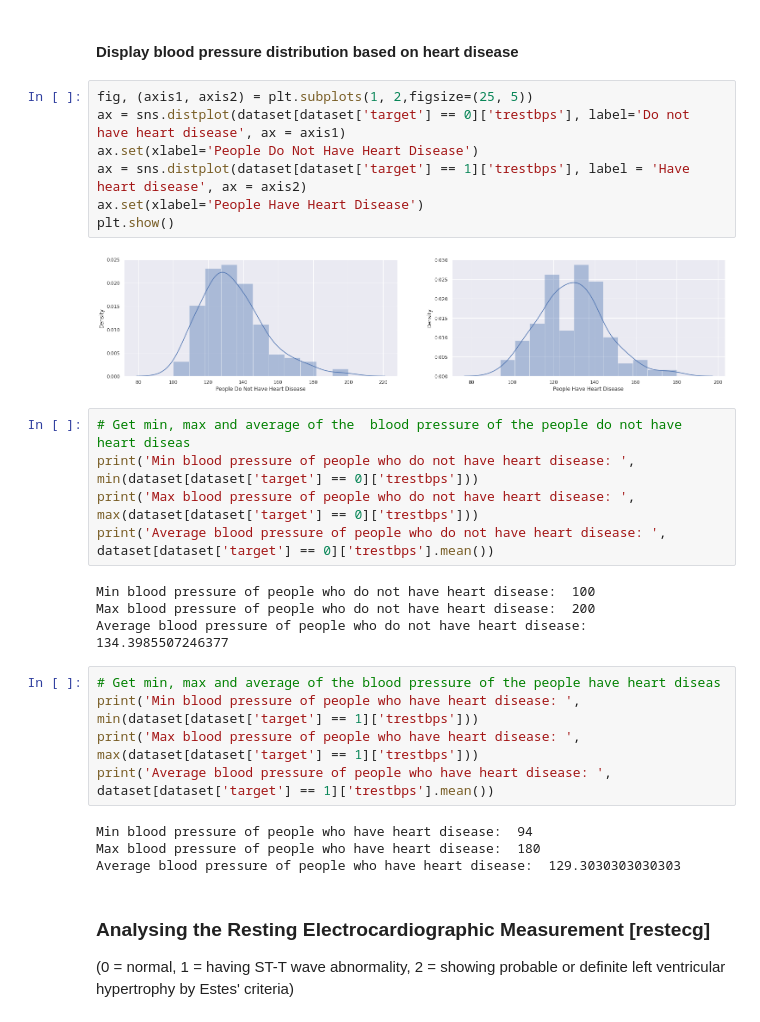
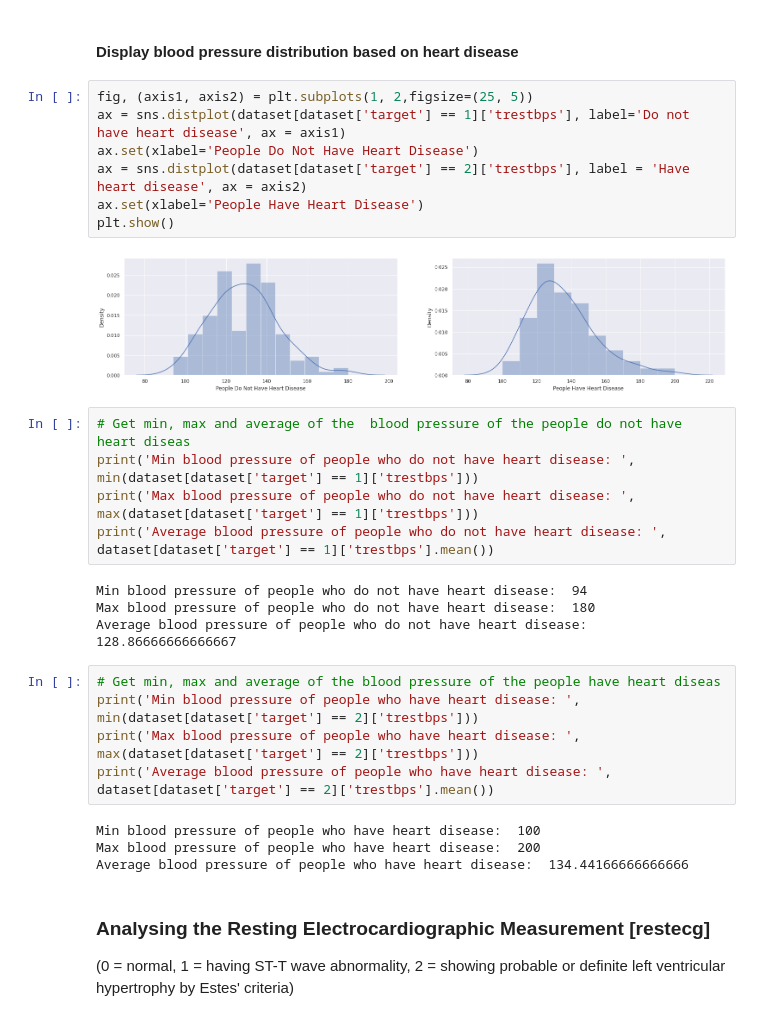
Before and after one commit to NamrathaHV/Heart_Disease_Prediction, a Jupyter notebook: Heart_Disease_Prediction.ipynb, the cells around one changed output. Cells and saved outputs as stored; diff of their text form.

```diff
--- a/Heart_Disease_Prediction.ipynb
+++ b/Heart_Disease_Prediction.ipynb
@@ -639,31 +632,31 @@ sns.barplot(dataset["trestbps"],y)
 #### **Display blood pressure distribution based on heart disease**
 # %%
 fig, (axis1, axis2) = plt.subplots(1, 2,figsize=(25, 5))
-ax = sns.distplot(dataset[dataset['target'] == 0]['trestbps'], label='Do not have heart disease', ax = axis1)
+ax = sns.distplot(dataset[dataset['target'] == 1]['trestbps'], label='Do not have heart disease', ax = axis1)
 ax.set(xlabel='People Do Not Have Heart Disease')
-ax = sns.distplot(dataset[dataset['target'] == 1]['trestbps'], label = 'Have heart disease', ax = axis2)
+ax = sns.distplot(dataset[dataset['target'] == 2]['trestbps'], label = 'Have heart disease', ax = axis2)
 ax.set(xlabel='People Have Heart Disease')
 plt.show()
 # %% [output]
-[figure, old version]
+[figure, new version]
 # %%
 # Get min, max and average of the  blood pressure of the people do not have heart diseas
-print('Min blood pressure of people who do not have heart disease: ', min(dataset[dataset['target'] == 0]['trestbps']))
-print('Max blood pressure of people who do not have heart disease: ', max(dataset[dataset['target'] == 0]['trestbps']))
-print('Average blood pressure of people who do not have heart disease: ', dataset[dataset['target'] == 0]['trestbps'].mean())
+print('Min blood pressure of people who do not have heart disease: ', min(dataset[dataset['target'] == 1]['trestbps']))
+print('Max blood pressure of people who do not have heart disease: ', max(dataset[dataset['target'] == 1]['trestbps']))
+print('Average blood pressure of people who do not have heart disease: ', dataset[dataset['target'] == 1]['trestbps'].mean())
 # %% [output]
-Min blood pressure of people who do not have heart disease:  100
-Max blood pressure of people who do not have heart disease:  200
-Average blood pressure of people who do not have heart disease:  134.3985507246377
+Min blood pressure of people who do not have heart disease:  94
+Max blood pressure of people who do not have heart disease:  180
+Average blood pressure of people who do not have heart disease:  128.86666666666667
 # %%
 # Get min, max and average of the blood pressure of the people have heart diseas
-print('Min blood pressure of people who have heart disease: ', min(dataset[dataset['target'] == 1]['trestbps']))
-print('Max blood pressure of people who have heart disease: ', max(dataset[dataset['target'] == 1]['trestbps']))
-print('Average blood pressure of people who have heart disease: ', dataset[dataset['target'] == 1]['trestbps'].mean())
+print('Min blood pressure of people who have heart disease: ', min(dataset[dataset['target'] == 2]['trestbps']))
+print('Max blood pressure of people who have heart disease: ', max(dataset[dataset['target'] == 2]['trestbps']))
+print('Average blood pressure of people who have heart disease: ', dataset[dataset['target'] == 2]['trestbps'].mean())
 # %% [output]
-Min blood pressure of people who have heart disease:  94
-Max blood pressure of people who have heart disease:  180
-Average blood pressure of people who have heart disease:  129.3030303030303
+Min blood pressure of people who have heart disease:  100
+Max blood pressure of people who have heart disease:  200
+Average blood pressure of people who have heart disease:  134.44166666666666
 # %% [markdown]
 ### **Analysing the Resting Electrocardiographic Measurement** [restecg]
 
```
Also changed, not shown: parts of 107 cells of this notebook.
